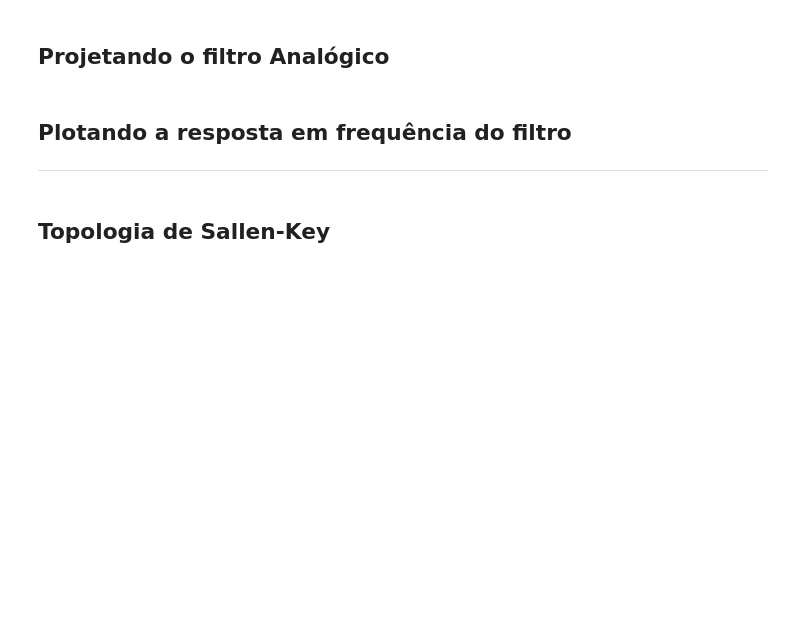
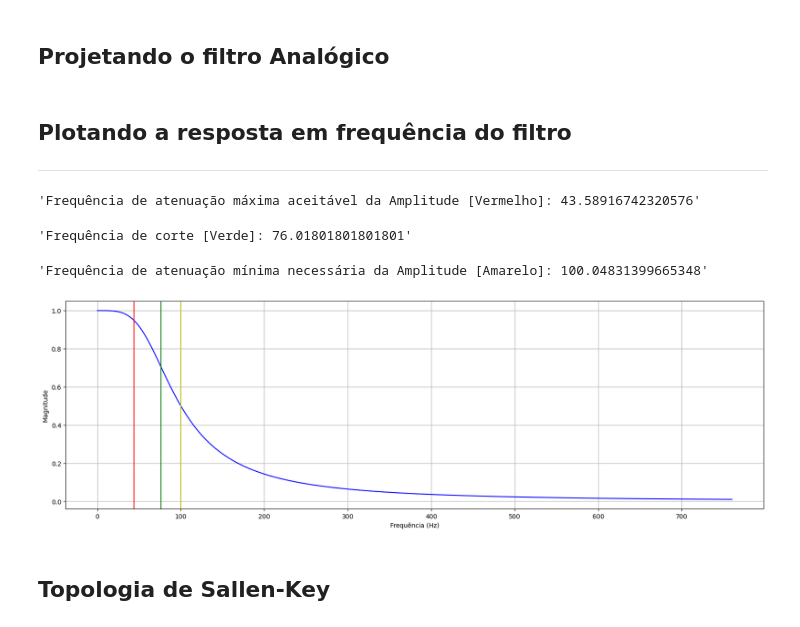
Before and after one commit to josuemoraisgh/EININDI07_PWM, a Jupyter notebook: python/filtro_analogico.ipynb, the cells around one changed output. Cells and saved outputs as stored; diff of their text form; code cells hidden in the pictures; blank space fills up the shorter version.

```diff
--- a/python/filtro_analogico.ipynb
+++ b/python/filtro_analogico.ipynb
@@ -76,19 +74,24 @@ def findFilterAnalog(fDBP,ordem,isBP=True,ampMax=0.95,ampMin=0.05):
 
 ---
 # %%
-f,h,fmax,fc,fmin = findFilterAnalog(100,2,True,0.95,0.5)
+f,h,fmax,fc,fmin = findFilterAnalog(100,2,False,0.95,0.5)
 fig, ax1 = plt.subplots(figsize=(20,6))
 ax1.set_xlabel('Frequência (Hz)')
 ax1.set_ylabel('Magnitude')
 ax1.plot(f, h, 'b')
 display("Frequência de atenuação máxima aceitável da Amplitude [Vermelho]: " + str(fmax));
 ax1.axvline(fmax,color='r');
 display("Frequência de corte [Verde]: " + str(fc));
 ax1.axvline(fc,color='g');
 display("Frequência de atenuação mínima necessária da Amplitude [Amarelo]: "+ str(fmin));
 ax1.axvline(fmin,color='y');
 ax1.grid()
 plt.show()
+# %% [output]
+'Frequência de atenuação máxima aceitável da Amplitude [Vermelho]: 43.58916742320576'
+'Frequência de corte [Verde]: 76.01801801801801'
+'Frequência de atenuação mínima necessária da Amplitude [Amarelo]: 100.04831399665348'
+[figure, added]
 # %% [markdown]
 ## Topologia de Sallen-Key
 # %% [markdown]
```
Also changed, not shown: parts of 2 cells of this notebook, 1 other file.
